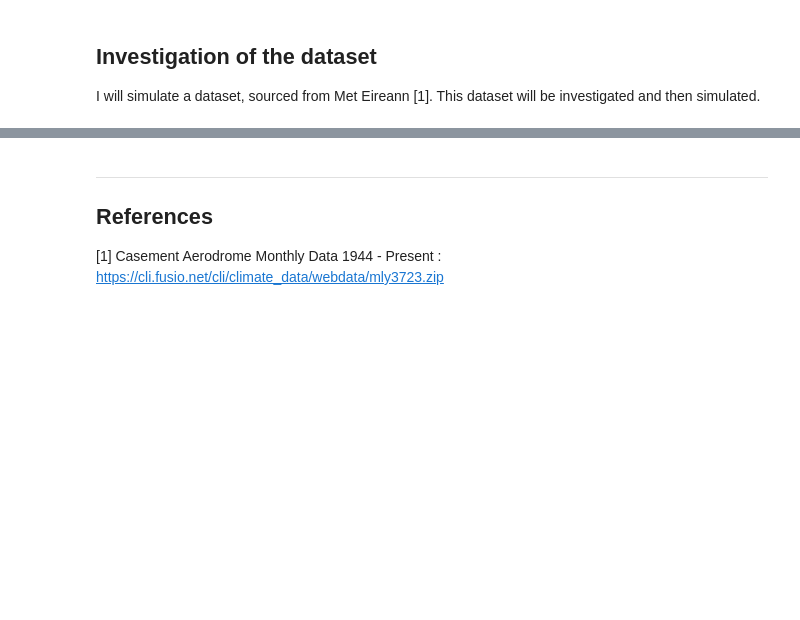
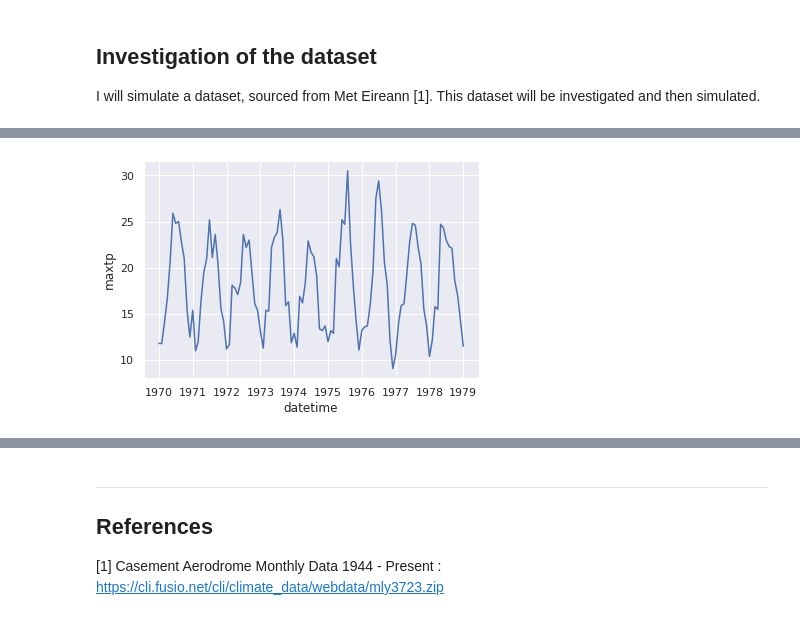
Before and after one commit to AdrianDonohoe/PDAProject2019, a Jupyter notebook: PDA Project - Casement Weather Station.ipynb, the cells around one changed output, grey strips where cells are left out. Drawn from its saved outputs; the diff is of its cells as text; code cells hidden in the pictures; blank space fills up the shorter version.

```diff
--- a/PDA Project - Casement Weather Station.ipynb
+++ b/PDA Project - Casement Weather Station.ipynb
@@ -35,0 +116,4 @@ sun - Sunshine duration hours
+# %%
+sns.lineplot(x='datetime',y="maxtp",data=ts);
+# %% [output]
+[figure, added]
```
Also changed, not shown: parts of 13 cells of this notebook.
